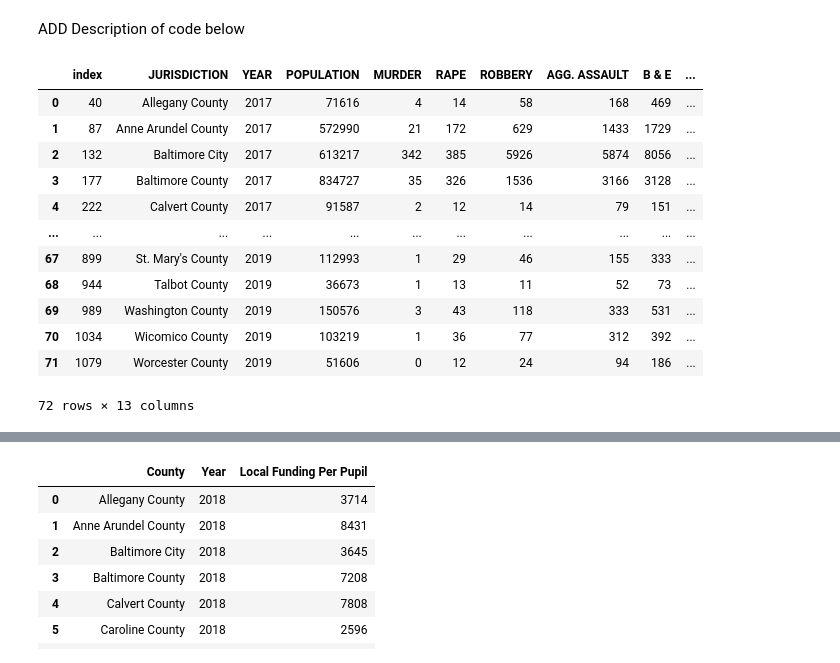
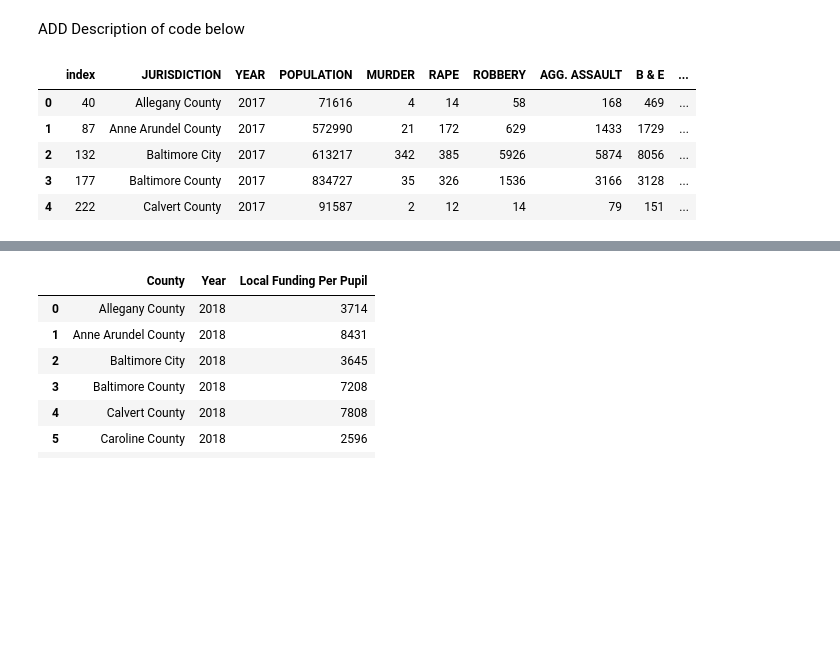
Before and after one commit to lgmueller/lgmueller.github.io, a Jupyter notebook: final-project/final-project.ipynb, the cells around one changed output, grey strips where cells are left out. Cells and saved outputs as stored; diff of their text form; code cells hidden in the pictures; blank space fills up the shorter version.

```diff
--- a/final-project/final-project.ipynb
+++ b/final-project/final-project.ipynb
@@ -131,41 +104,33 @@ ADD Description of code below
 # %%
 # Cleaning up violent crime data
 
 # only looking at years 2017, 2018, 2019
 years = [2017, 2018, 2019]
 # create separate dataframes for crime in 2017, 2018, and 2019
 crime_17 = crime_data[crime_data.YEAR.eq(2017)]
 crime_18 = crime_data[crime_data.YEAR.eq(2018)]
 crime_19 = crime_data[crime_data.YEAR.eq(2019)]
 
 # merge all three dataframes
 crime_df = pd.concat([crime_17, crime_18, crime_19])
 
-
 # only keep first 19 columns of the dataframe since this is the only relevant information needed
 crime_df = crime_df.iloc[:, :19]
 
 # remove the percent change and individual crime total columns since this data is not needed for our analysis
 crime_df = crime_df.drop(columns = ['PERCENT CHANGE', 'VIOLENT CRIME TOTAL', 'VIOLENT CRIME PERCENT', 'VIOLENT CRIME PERCENT CHANGE', 'PROPERTY CRIME TOTALS', 'PROPERTY CRIME PERCENT', 'PROPERTY CRIME PERCENT CHANGE'])
 
 # reset dataframe index so it starts at 0
 crime_df = crime_df.reset_index(level=None, drop=False, inplace=False, col_level=0, col_fill='')
 
-crime_df
+crime_df.head()
 # %% [output]
 |  | index | JURISDICTION | YEAR | POPULATION | MURDER | RAPE | ROBBERY | AGG. ASSAULT | B & E | ... |
 | 0 | 40 | Allegany County | 2017 | 71616 | 4 | 14 | 58 | 168 | 469 | ... |
 | 1 | 87 | Anne Arundel County | 2017 | 572990 | 21 | 172 | 629 | 1433 | 1729 | ... |
 | 2 | 132 | Baltimore City | 2017 | 613217 | 342 | 385 | 5926 | 5874 | 8056 | ... |
 | 3 | 177 | Baltimore County | 2017 | 834727 | 35 | 326 | 1536 | 3166 | 3128 | ... |
 | 4 | 222 | Calvert County | 2017 | 91587 | 2 | 12 | 14 | 79 | 151 | ... |
-| ... | ... | ... | ... | ... | ... | ... | ... | ... | ... | ... |
-| 67 | 899 | St. Mary's County | 2019 | 112993 | 1 | 29 | 46 | 155 | 333 | ... |
-| 68 | 944 | Talbot County | 2019 | 36673 | 1 | 13 | 11 | 52 | 73 | ... |
-| 69 | 989 | Washington County | 2019 | 150576 | 3 | 43 | 118 | 333 | 531 | ... |
-| 70 | 1034 | Wicomico County | 2019 | 103219 | 1 | 36 | 77 | 312 | 392 | ... |
-| 71 | 1079 | Worcester County | 2019 | 51606 | 0 | 12 | 24 | 94 | 186 | ... |
-72 rows × 13 columns
 # %%
 # MEDIAN HOUSEHOLD INCOME DATA CLEANUP
 
```
Also changed, not shown: parts of 10 cells of this notebook, 1 other file.
